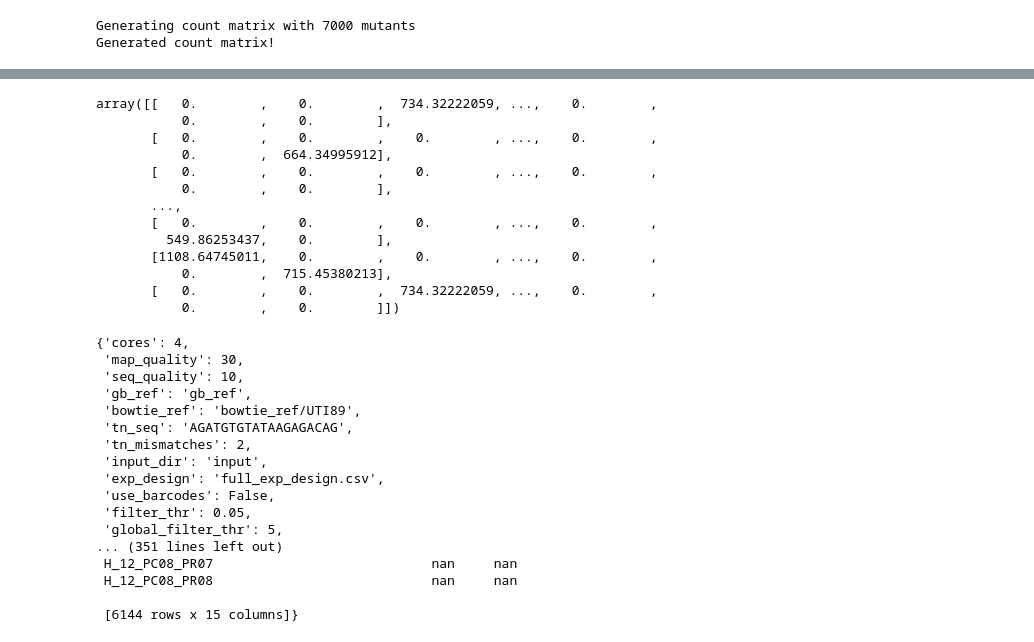
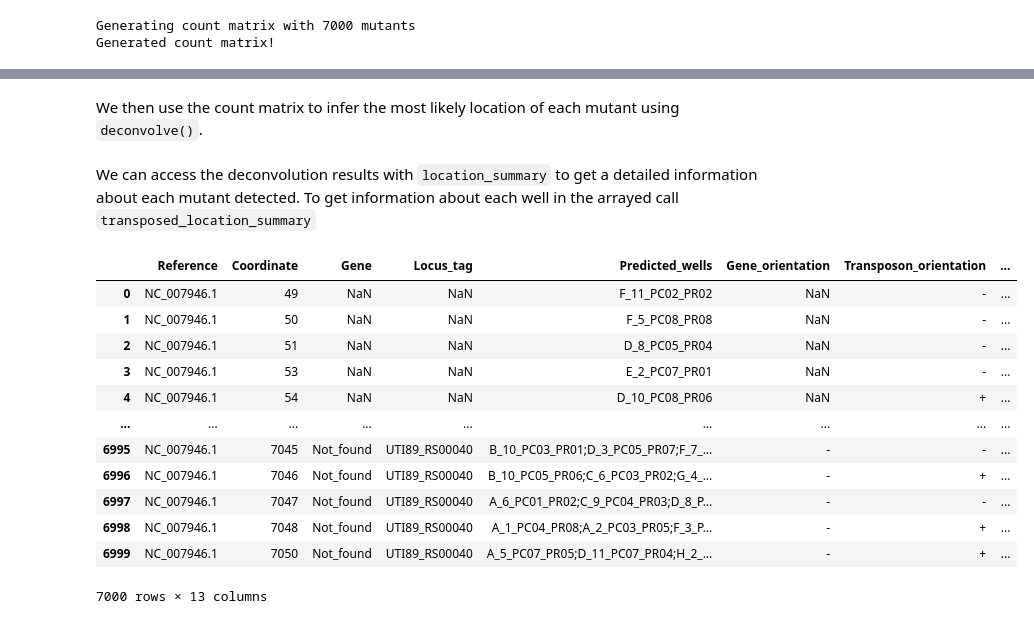
Before and after one commit to tcapraz/arraylib, a Jupyter notebook: docs/notebooks/run_test_data.ipynb, the cells around one changed output, grey strips where cells are left out. Saved outputs shown, nothing was run; the diff lists cells and outputs as text; code cells hidden in the pictures.

```diff
--- a/docs/notebooks/run_test_data.ipynb
+++ b/docs/notebooks/run_test_data.ipynb
@@ -152,39 +136,23 @@ experiment.raw_count_mat
-# %%
-experiment.normalized_count_mat[experiment.pools].values
-# %% [output]
-array([[   0.        ,    0.        ,  734.32222059, ...,    0.        ,
-           0.        ,    0.        ],
-       [   0.        ,    0.        ,    0.        , ...,    0.        ,
-           0.        ,  664.34995912],
-       [   0.        ,    0.        ,    0.        , ...,    0.        ,
-           0.        ,    0.        ],
-       ...,
-       [   0.        ,    0.        ,    0.        , ...,    0.        ,
-         549.86253437,    0.        ],
-       [1108.64745011,    0.        ,    0.        , ...,    0.        ,
-           0.        ,  715.45380213],
-       [   0.        ,    0.        ,  734.32222059, ...,    0.        ,
-           0.        ,    0.        ]])
+# %% [markdown]
+We then use the count matrix to infer the most likely location of each mutant using `deconvolve()`.
 # %%
 # Inferring most likely locations and writing location summary
 experiment.deconvolve()
-# %%
-vars(experiment)
-# %% [output]
-{'cores': 4,
- 'map_quality': 30,
- 'seq_quality': 10,
- 'gb_ref': 'gb_ref',
- 'bowtie_ref': 'bowtie_ref/UTI89',
- 'tn_seq': 'AGATGTGTATAAGAGACAG',
- 'tn_mismatches': 2,
- 'input_dir': 'input',
- 'exp_design': 'full_exp_design.csv',
- 'use_barcodes': False,
- 'filter_thr': 0.05,
- 'global_filter_thr': 5,
-... (351 lines left out)
- H_12_PC08_PR07                            nan     nan
- H_12_PC08_PR08                            nan     nan
-
- [6144 rows x 15 columns]}
+# %% [markdown]
+We can access the deconvolution results with `location_summary` to get a detailed information about each mutant detected. To get information about each well in the arrayed call `transposed_location_summary`
+# %%
+experiment.location_summary
+# %% [output]
+|  | Reference | Coordinate | Gene | Locus_tag | Predicted_wells | Gene_orientation | Transposon_orientation | ... |
+| 0 | NC_007946.1 | 49 | NaN | NaN | F_11_PC02_PR02 | NaN | - | ... |
+| 1 | NC_007946.1 | 50 | NaN | NaN | F_5_PC08_PR08 | NaN | - | ... |
+| 2 | NC_007946.1 | 51 | NaN | NaN | D_8_PC05_PR04 | NaN | - | ... |
+| 3 | NC_007946.1 | 53 | NaN | NaN | E_2_PC07_PR01 | NaN | - | ... |
+| 4 | NC_007946.1 | 54 | NaN | NaN | D_10_PC08_PR06 | NaN | + | ... |
+| ... | ... | ... | ... | ... | ... | ... | ... | ... |
+| 6995 | NC_007946.1 | 7045 | Not_found | UTI89_RS00040 | B_10_PC03_PR01;D_3_PC05_PR07;F_7_... | - | - | ... |
+| 6996 | NC_007946.1 | 7046 | Not_found | UTI89_RS00040 | B_10_PC05_PR06;C_6_PC03_PR02;G_4_... | - | + | ... |
+| 6997 | NC_007946.1 | 7047 | Not_found | UTI89_RS00040 | A_6_PC01_PR02;C_9_PC04_PR03;D_8_P... | - | - | ... |
+| 6998 | NC_007946.1 | 7048 | Not_found | UTI89_RS00040 | A_1_PC04_PR08;A_2_PC03_PR05;F_3_P... | - | + | ... |
+| 6999 | NC_007946.1 | 7050 | Not_found | UTI89_RS00040 | A_5_PC07_PR05;D_11_PC07_PR04;H_2_... | - | + | ... |
+7000 rows × 13 columns
```
Also changed, not shown: parts of 11 cells of this notebook.
